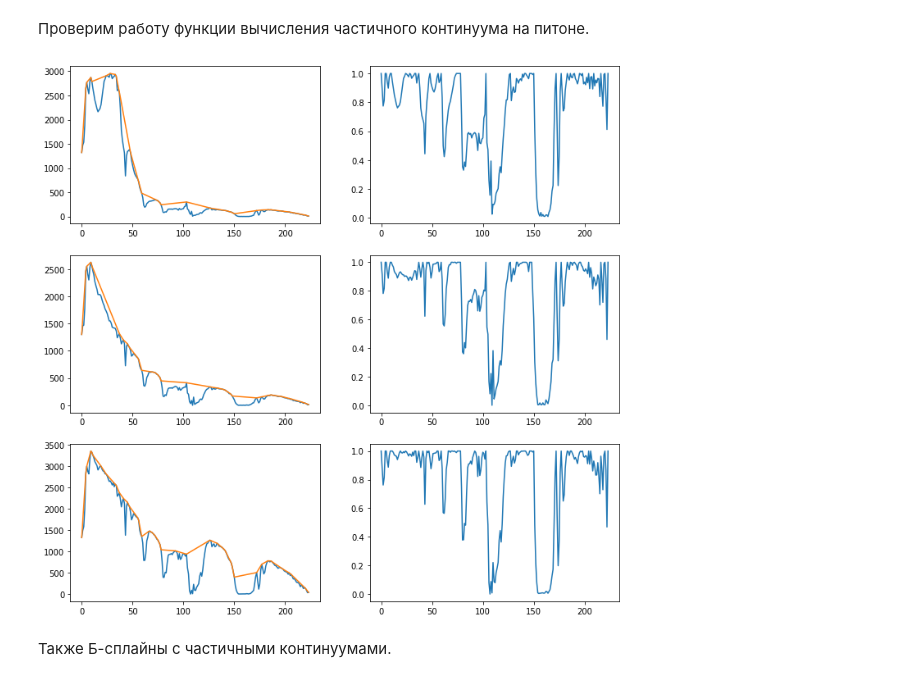
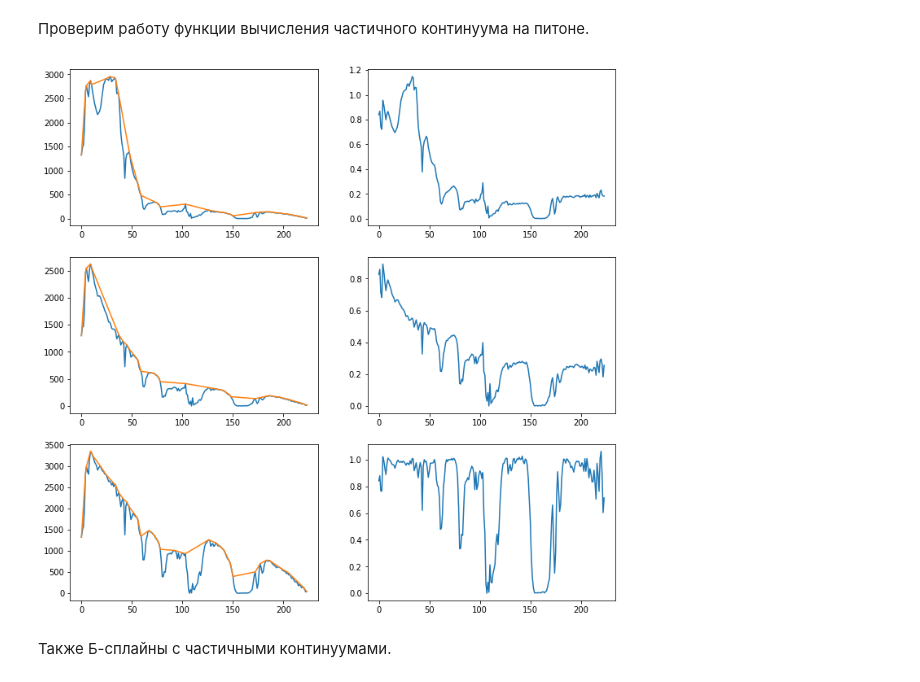
Before and after one commit to kormang/hyperspectralplayground, a Jupyter notebook: hyperspectral.ipynb, the cells around one changed output. Drawn from its saved outputs; the diff is of its cells as text; code cells hidden in the pictures.

```diff
--- a/hyperspectral.ipynb
+++ b/hyperspectral.ipynb
@@ -51,5 +51,7 @@ view = imshow(data, (29, 20, 12), title="Image")
 [figure]
 # %% [markdown]
 Проверим работу функции удаления континуума написанных на С.
+# %%
+interesting_signatures = [data[561, 501].astype(float), data[599, 300].astype(float), data[41, 525].astype(float)]
 # %%
 from continuum import continuum, continuum_removed
@@ -230,0 +195,20 @@ pylab.show()
+# %%
+from pycontinuum import pycontinuum, pycontinuum_removed, pycontinuum_points
+from custo_math_funcs import bspline3_from_points, bspline2_from_points
+from visual_utils import draw_common_2cols_graphs
+step = 3
+graphs = []
+cont = pycontinuum(maxes)
+cont_points = pycontinuum_points(maxes)
+print(cont_points)
+cont_bspline3 = bspline3_from_points(cont_points)
+cont_bspline2 = bspline2_from_points(cont_points)
+
+for isig in interesting_signatures:
+    cont_removed = pycontinuum_removed(isig, cont_bspline3)
+    graphs.append([
+        [isig, cont, cont_bspline2, cont_bspline3],
+        [cont_removed]
+    ])
+
+draw_common_2cols_graphs(graphs)
@@ -231,27 +218,21 @@ pylab.show()
 # %% [markdown]
 Проверим работу функции вычисления частичного континуума на питоне.
-# %%
-from pycontinuum import pypartial_continuum, pycontinuum_removed
-inarr = np.array([data[561, 501].astype(float), data[599, 300].astype(float), data[41, 525].astype(float)])
-outarr = np.empty_like(inarr)
-outarr_rem = np.empty_like(inarr)
-
-for i in range(0, inarr.shape[0]):
-    pypartial_continuum(inarr[i], 3, outarr[i])
-    pycontinuum_removed(inarr[i], outarr[i], outarr_rem[i])
-
-fig = pylab.figure()
-fig.set_size_inches(3*4, 2*6)
-
-for i in range(3):
-    pylab.subplot(3, 2, (i*2)+1)
-    pylab.plot(inarr[i])
-    pylab.plot(outarr[i])
-    pylab.subplot(3, 2, (i*2)+2)
-    pylab.plot(outarr_rem[i])
-
-pylab.show()
-# %% [output]
-[figure, removed]
+# %%
+from pycontinuum import pypartial_continuum, pycontinuum_removed
+from visual_utils import draw_common_2cols_graphs
+step = 3
+graphs = []
+
+for isig in interesting_signatures:
+    cont = pypartial_continuum(isig, step)
+    cont_removed = pycontinuum_removed(isig, cont_bspline3)
+    graphs.append([
+        [isig, cont],
+        [cont_removed]
+    ])
+
+draw_common_2cols_graphs(graphs)
+# %% [output]
+[figure, added]
 # %% [markdown]
 Также Б-сплайны с частичными континуумами.
```
Also changed, not shown: parts of 9 cells of this notebook, 4 other files.
